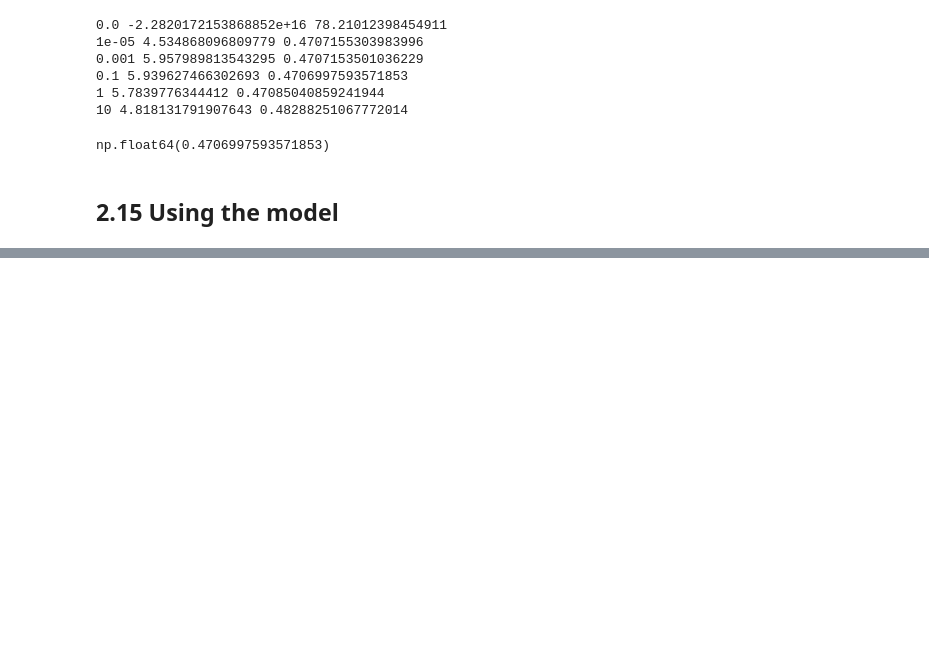
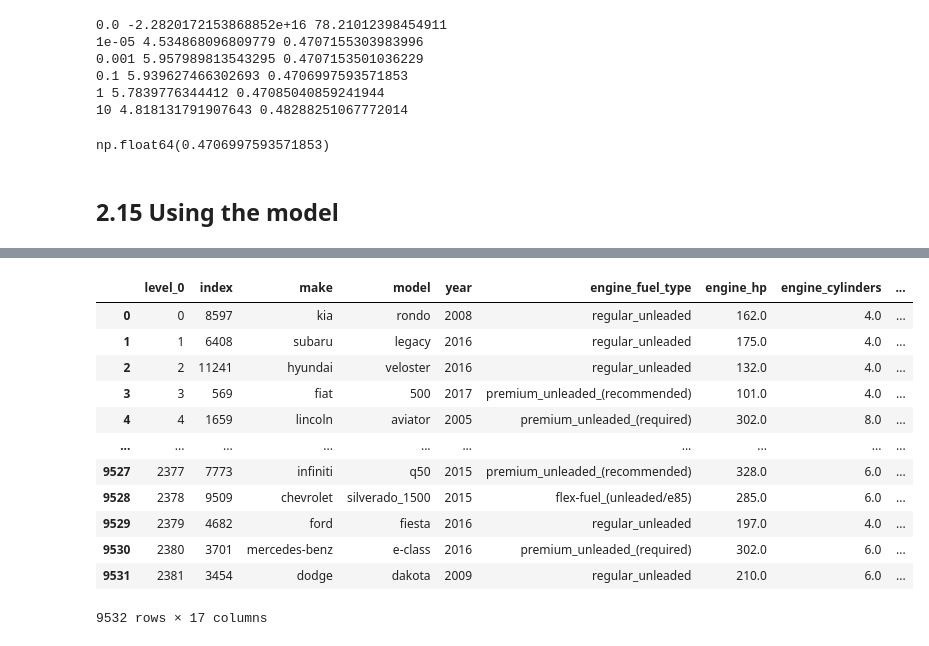
Before and after one commit to khvatov/machine-learning-zoomcamp-homework, a Jupyter notebook: 02-regression/regression_practice.ipynb, the cells around one changed output, grey strips where cells are left out. Drawn from its saved outputs; the diff is of its cells as text; code cells hidden in the pictures; blank space fills up the shorter version.

```diff
--- a/02-regression/regression_practice.ipynb
+++ b/02-regression/regression_practice.ipynb
@@ -876,0 +895,18 @@ np.float64(0.4706997593571853)
+# %%
+df_full_train = df_full_train.reset_index()
+# %%
+df_full_train
+# %% [output]
+|  | level_0 | index | make | model | year | engine_fuel_type | engine_hp | engine_cylinders | ... |
+| 0 | 0 | 8597 | kia | rondo | 2008 | regular_unleaded | 162.0 | 4.0 | ... |
+| 1 | 1 | 6408 | subaru | legacy | 2016 | regular_unleaded | 175.0 | 4.0 | ... |
+| 2 | 2 | 11241 | hyundai | veloster | 2016 | regular_unleaded | 132.0 | 4.0 | ... |
+| 3 | 3 | 569 | fiat | 500 | 2017 | premium_unleaded_(recommended) | 101.0 | 4.0 | ... |
+| 4 | 4 | 1659 | lincoln | aviator | 2005 | premium_unleaded_(required) | 302.0 | 8.0 | ... |
+| ... | ... | ... | ... | ... | ... | ... | ... | ... | ... |
+| 9527 | 2377 | 7773 | infiniti | q50 | 2015 | premium_unleaded_(recommended) | 328.0 | 6.0 | ... |
+| 9528 | 2378 | 9509 | chevrolet | silverado_1500 | 2015 | flex-fuel_(unleaded/e85) | 285.0 | 6.0 | ... |
+| 9529 | 2379 | 4682 | ford | fiesta | 2016 | regular_unleaded | 197.0 | 4.0 | ... |
+| 9530 | 2380 | 3701 | mercedes-benz | e-class | 2016 | premium_unleaded_(required) | 302.0 | 6.0 | ... |
+| 9531 | 2381 | 3454 | dodge | dakota | 2009 | regular_unleaded | 210.0 | 6.0 | ... |
+9532 rows × 17 columns
```
Also changed, not shown: parts of 21 cells of this notebook.
